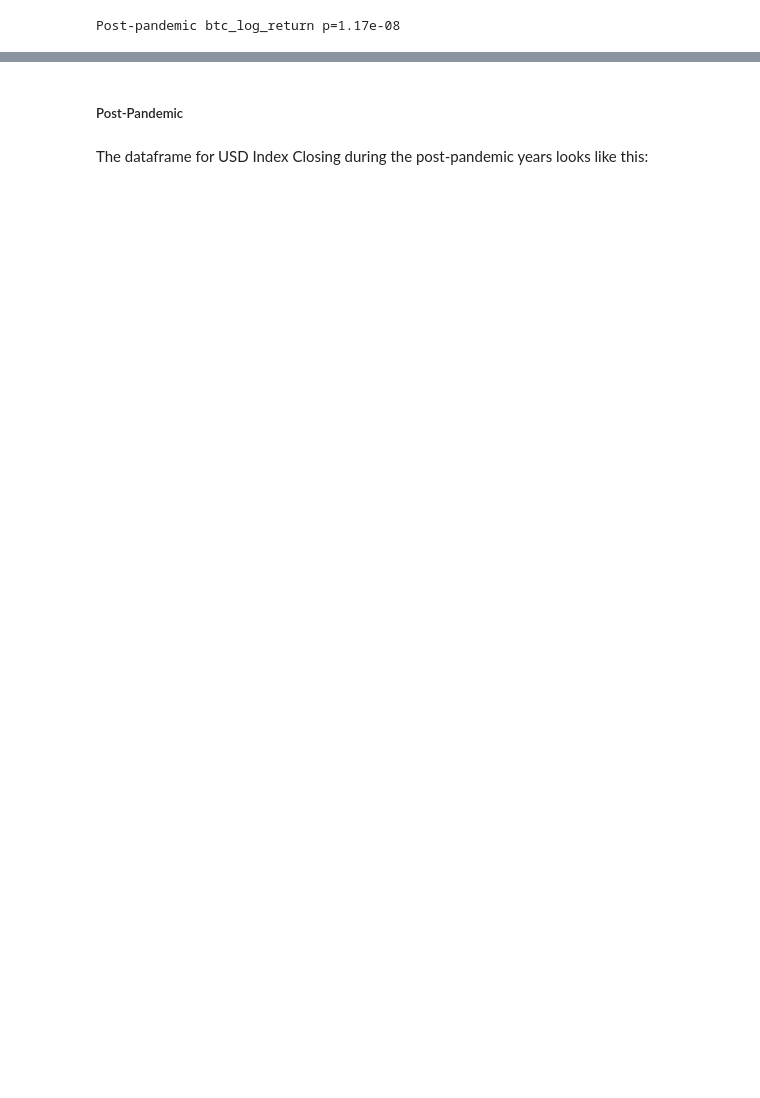
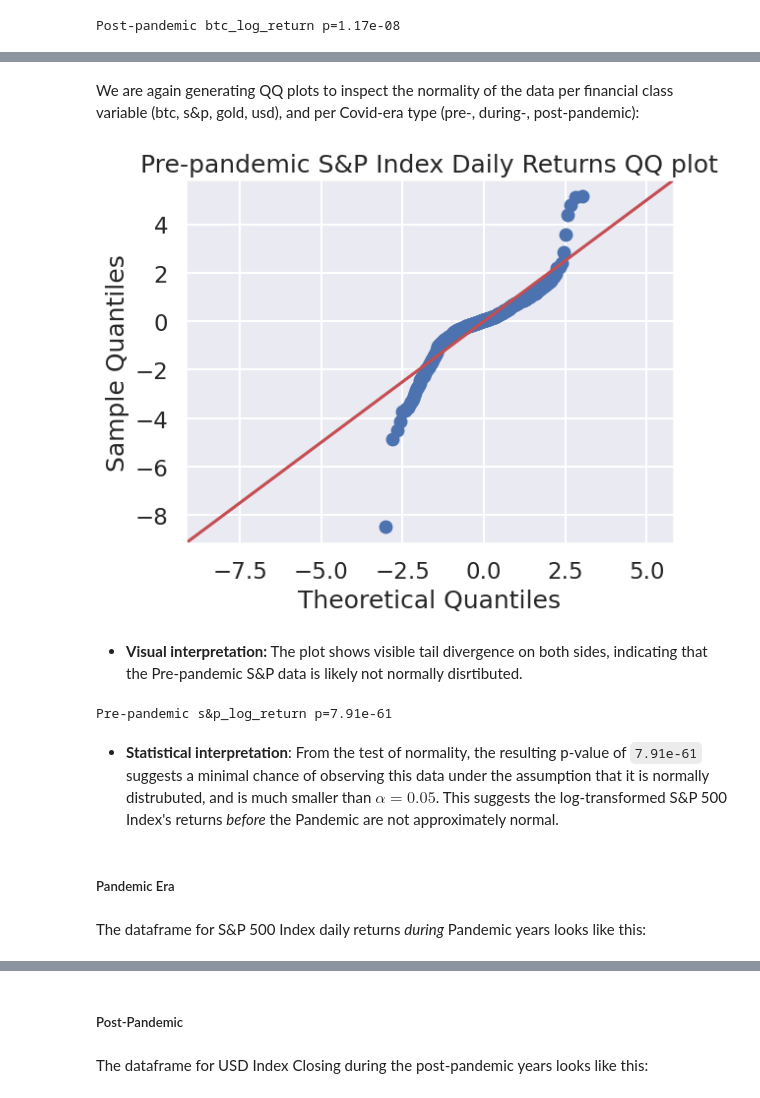
Before and after one commit to COGS108/Group110_WI26, a Jupyter notebook: 02-EDACheckpoint.ipynb, the cells around one changed output, grey strips where cells are left out. Saved outputs shown, nothing was run; the diff lists cells and outputs as text; code cells hidden in the pictures; blank space fills up the shorter version.

```diff
--- a/02-EDACheckpoint.ipynb
+++ b/02-EDACheckpoint.ipynb
@@ -872,0 +702,3 @@ From the test of normalness, the resulting p-value of p=1.77e-17 suggests a very
+# %%
+df_pre_snp = df_pre[["Date", "s&p_log_return"]].copy()
+df_pre_snp
@@ -872,0 +719,23 @@ From the test of normalness, the resulting p-value of p=1.77e-17 suggests a very
+# %% [markdown]
+We are again generating QQ plots to inspect the normality of the data per financial class variable (btc, s&p, gold, usd), and per Covid-era type (pre-, during-, post-pandemic):
+# %%
+fig, ax = plt.subplots()
+sm.qqplot(df_pre_snp["s&p_log_return"], line='45', fit=True, ax=ax)
+
+ax.set_title('Pre-pandemic S&P Index Daily Returns QQ plot')
+ax.set_xlabel('Theoretical Quantiles');
+# %% [output]
+[figure, added]
+# %% [markdown]
+- **Visual interpretation:** The plot shows visible tail divergence on both sides, indicating that the Pre-pandemic S&P data is likely not normally disrtibuted.
+# %%
+_, p_value = stats.normaltest(df_pre_snp["s&p_log_return"])
+print(f'Pre-pandemic s&p_log_return p={p_value:.2e}')
+# %% [output]
+Pre-pandemic s&p_log_return p=7.91e-61
+# %% [markdown]
+- **Statistical interpretation**: From the test of normality, the resulting p-value of `7.91e-61` suggests a minimal chance of observing this data under the assumption that it is normally distrubuted, and is much smaller than $\alpha=0.05$. This suggests the log-transformed S&P 500 Index's returns *before* the Pandemic are not approximately normal.
+# %% [markdown]
+##### Pandemic Era
+# %% [markdown]
+The dataframe for S&P 500 Index daily returns *during* Pandemic years looks like this:
```
Also changed, not shown: parts of 133 cells of this notebook, 3 other files.
